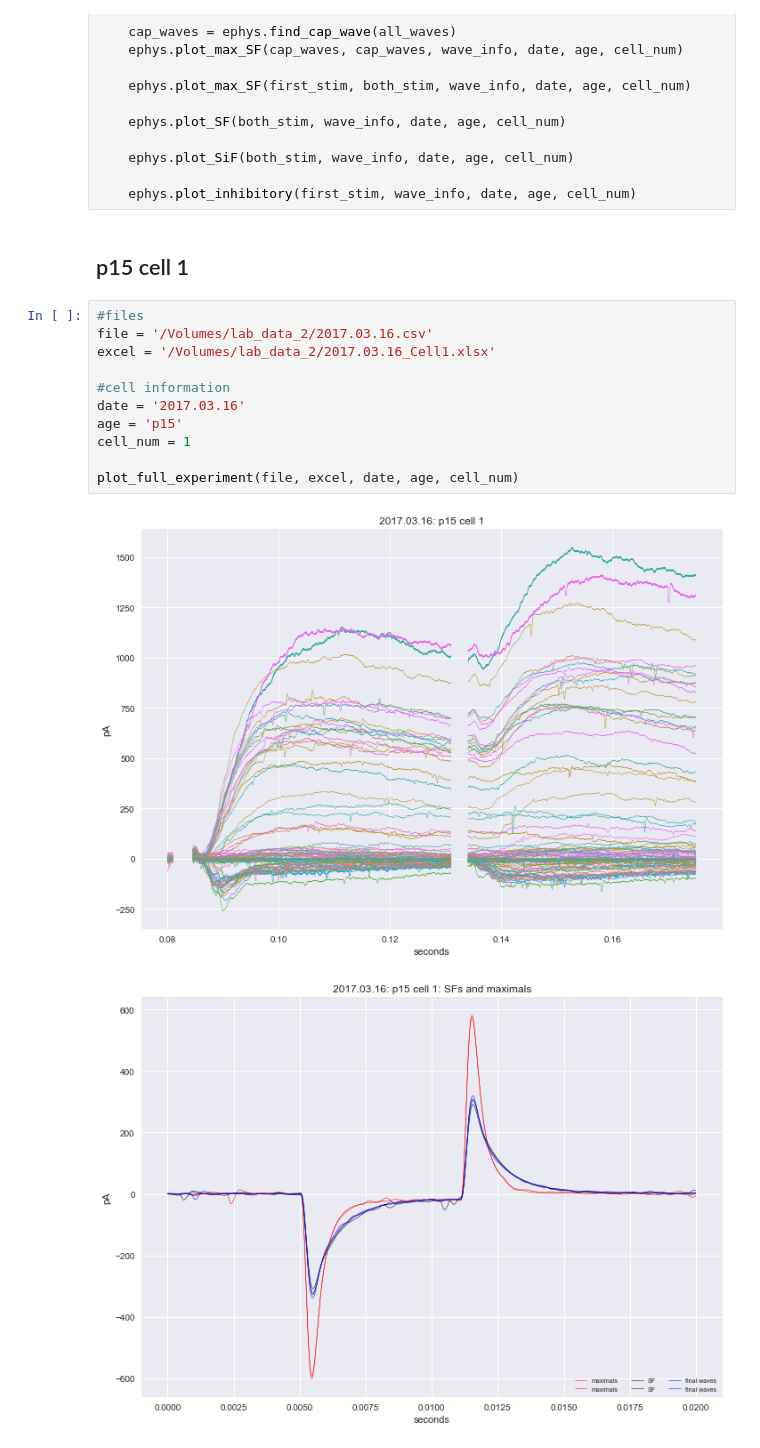
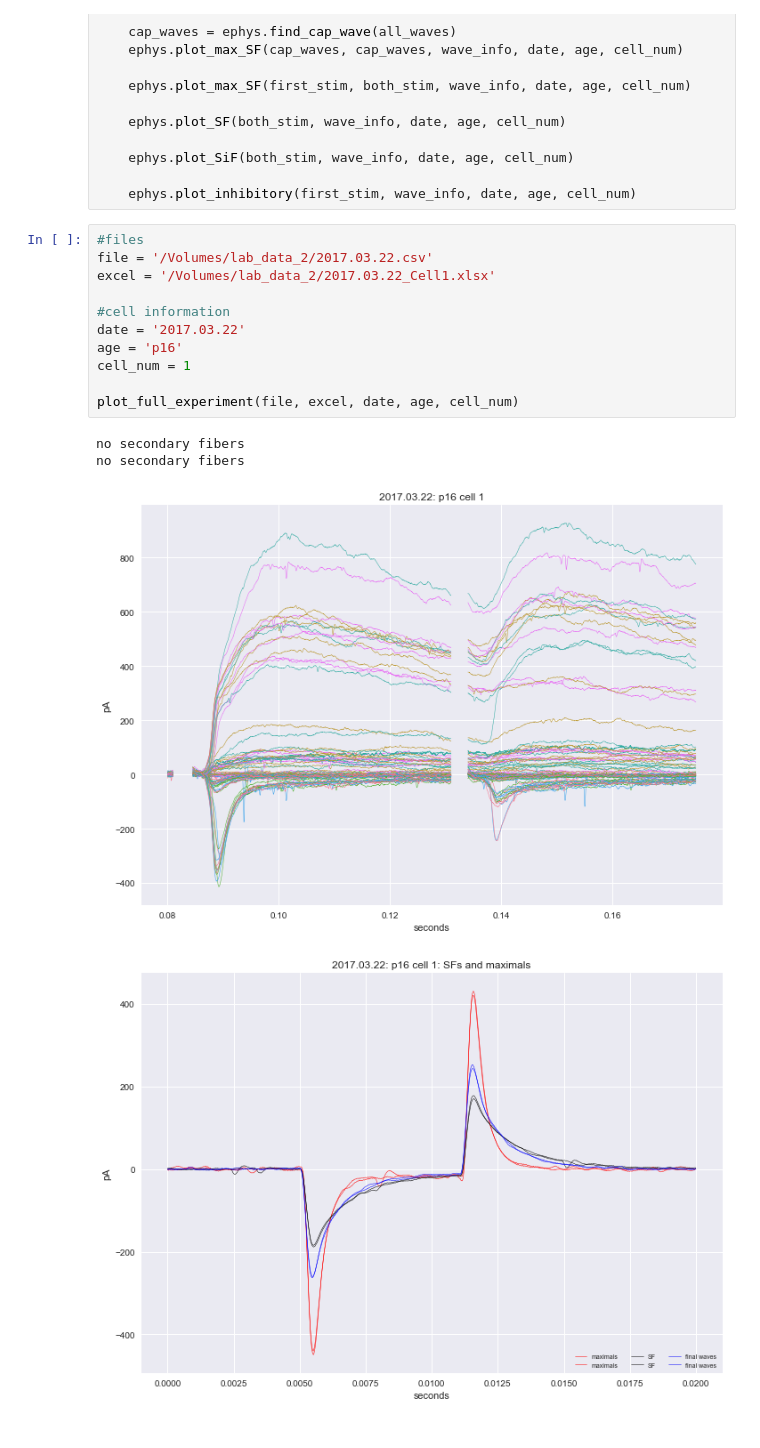
Before and after one commit to yuwie10/ephysAnalysis, a Jupyter notebook: plot_cells_template.ipynb, the cells around one changed output. Saved outputs shown, nothing was run; the diff lists cells and outputs as text.

Commit message:
today's cells

```diff
--- a/plot_cells_template.ipynb
+++ b/plot_cells_template.ipynb
@@ -60,19 +60,19 @@ def plot_full_experiment(file, excel, date, age, cell_num, smooth = False):
     ephys.plot_SiF(both_stim, wave_info, date, age, cell_num)
 
     ephys.plot_inhibitory(first_stim, wave_info, date, age, cell_num)
-# %% [markdown]
-## p15 cell 1
 # %%
 #files
-file = '/Volumes/lab_data_2/2017.03.16.csv'
-excel = '/Volumes/lab_data_2/2017.03.16_Cell1.xlsx'
+file = '/Volumes/lab_data_2/2017.03.22.csv'
+excel = '/Volumes/lab_data_2/2017.03.22_Cell1.xlsx'
 
 #cell information
-date = '2017.03.16'
-age = 'p15'
+date = '2017.03.22'
+age = 'p16'
 cell_num = 1
 
 plot_full_experiment(file, excel, date, age, cell_num)
 # %% [output]
+no secondary fibers
+no secondary fibers
-[figure, old version]
+[figure, new version]
-[figure, old version]
+[figure, new version]
```
Also changed, not shown: parts of 3 cells of this notebook, 4 other files.
